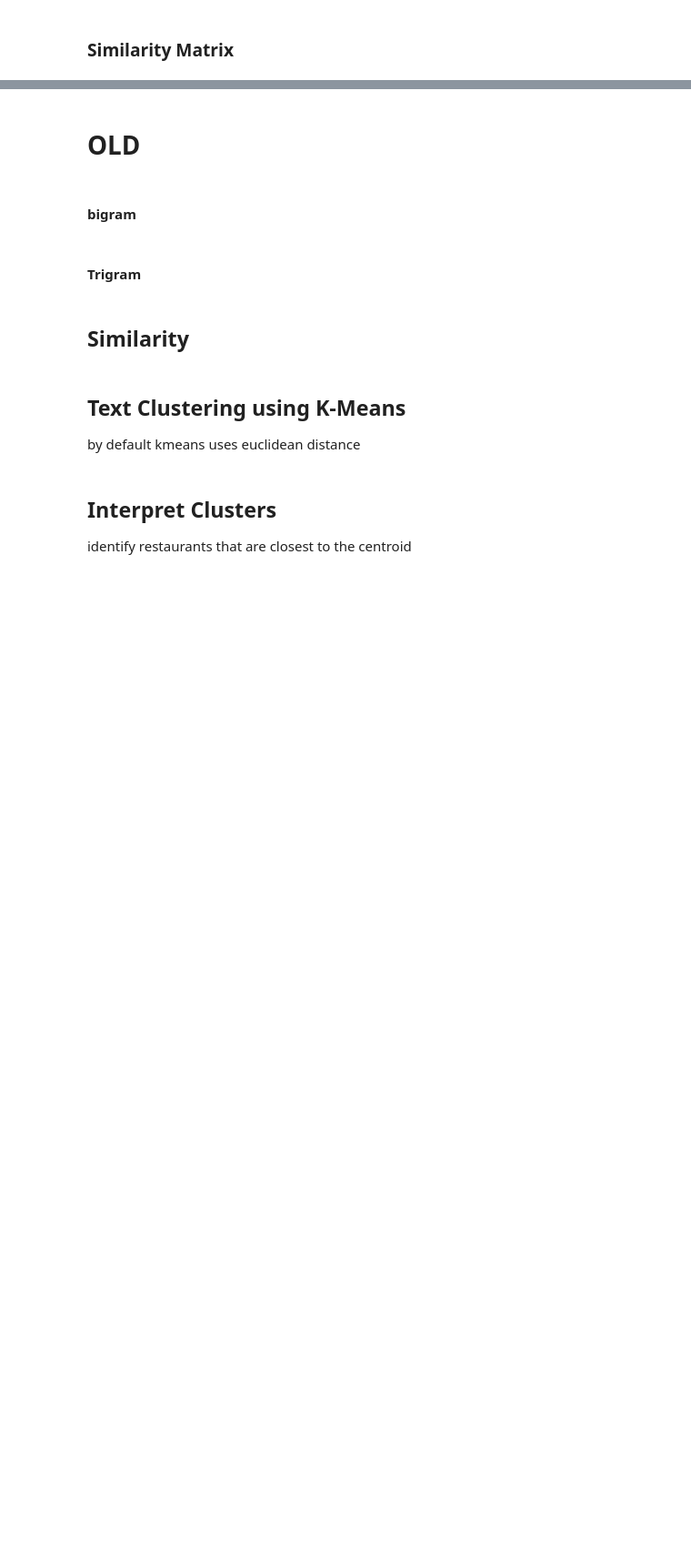
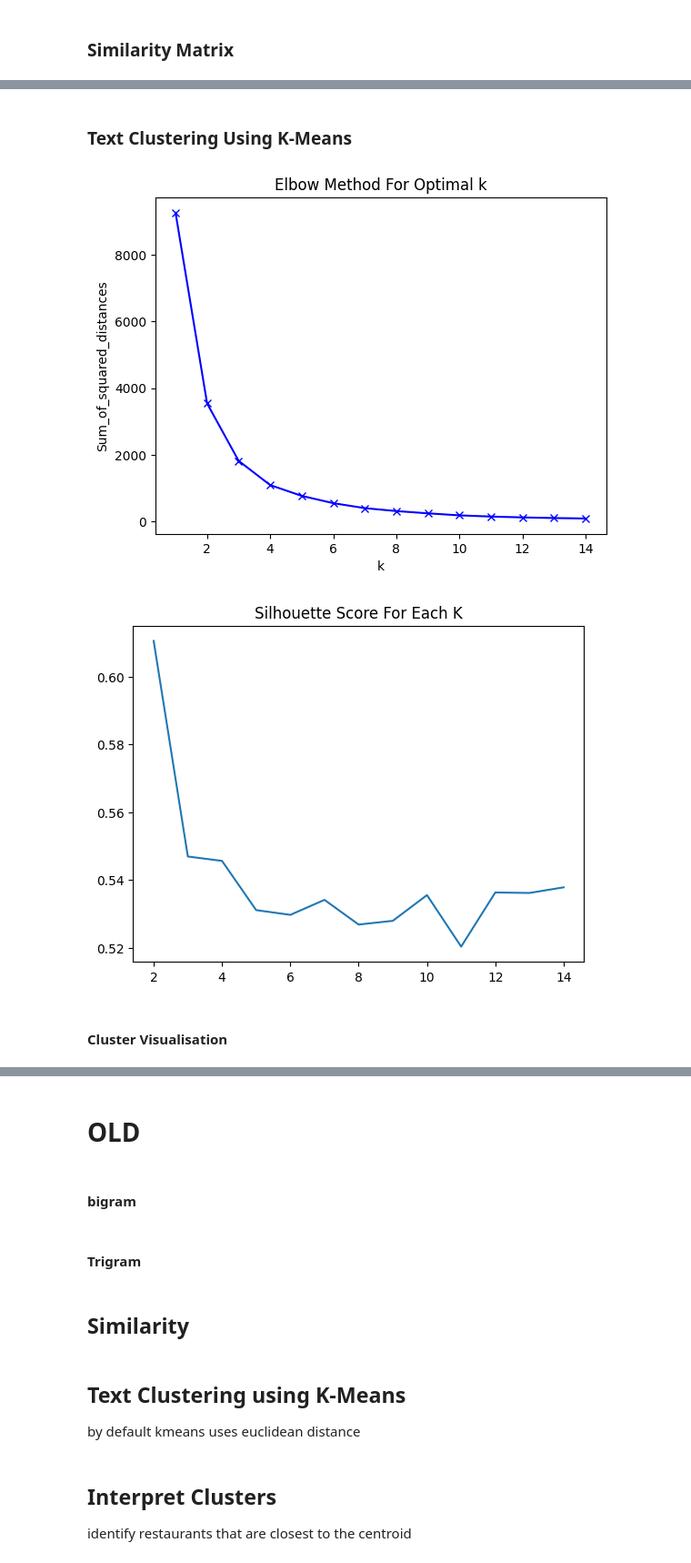
Before and after one commit to sabyeo/bt4221, a Jupyter notebook: doc2vec_topic_modelling_restaurant.ipynb, the cells around one changed output, grey strips where cells are left out. Shown at 91% size. Drawn from its saved outputs; the diff is of its cells as text; code cells hidden in the pictures; blank space fills up the shorter version.

```diff
--- a/doc2vec_topic_modelling_restaurant.ipynb
+++ b/doc2vec_topic_modelling_restaurant.ipynb
@@ -368,3 +412,4 @@ for review in tokenized_reviews:
         word, pos = nltk.pos_tag([token])[0]
         if pos == 'JJ' or pos == 'JJR' or pos == 'JJS' or pos == 'RB' or pos == 'RBR' or pos == 'RBS':
             adj_tokenized.append(token)
+    adj_tokenized_reviews.append(adj_tokenized)
@@ -371,2 +424,2 @@ for review in tokenized_reviews:
 # %%
-it, model = doc2vec(adj_tokenized_reviews)
+it, model2 = doc2vec(adj_tokenized_reviews)
@@ -387,0 +447,9 @@ similarity_df
+# %% [markdown]
+### Text Clustering Using K-Means
+# %%
+num_topics_silhouette_score(model2)
+# %% [output]
+[figure, added]
+[figure, added]
+# %% [markdown]
+#### Cluster Visualisation
```
Also changed, not shown: parts of 39 cells of this notebook.
